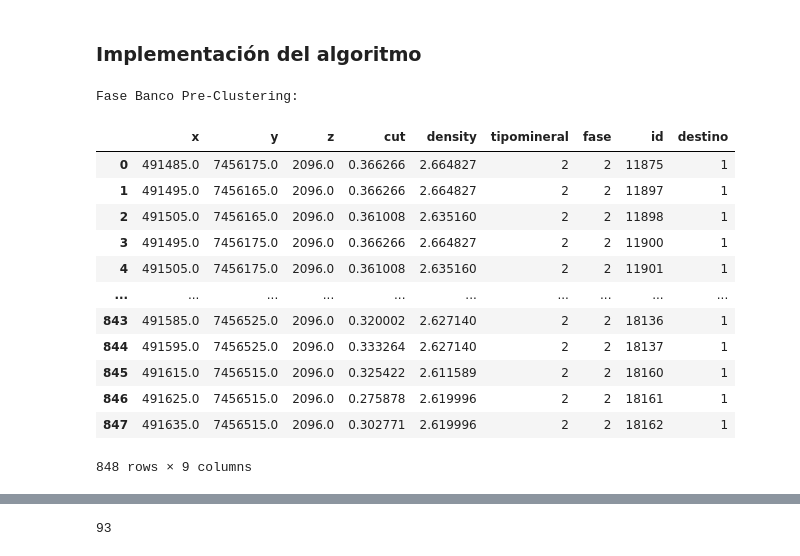
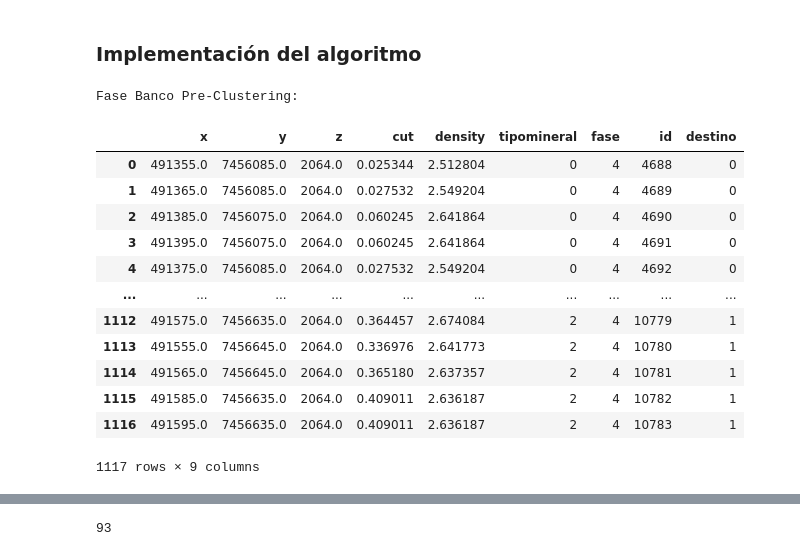
Before and after one commit to Felipe-Asbun-Torres/Laboratorio-2, a Jupyter notebook: ClusteringTabesh2013.ipynb, the cells around one changed output, grey strips where cells are left out. Cells and saved outputs as stored; diff of their text form; code cells hidden in the pictures.

```diff
--- a/ClusteringTabesh2013.ipynb
+++ b/ClusteringTabesh2013.ipynb
@@ -889,40 +891,40 @@ def ClusteringSalman(
 # %%
-# Fase-Banco de prueba: fase=2, z=2096
-fase = 2
-z = 2096
+# Fase-Banco de prueba: fase=2, z=2096  4-2064.0
+fase = 4
+z = 2064
 
 P = 4
 R = 0.85
 C_r = 0.25
 C_m = 2
 C_p = 10
 FTL = 2204.62
 
 ley_marginal = C_p/((P-C_r)*FTL*R)
 ley_corte = ley_marginal*100
 
 filtro = (mina_df['fase'] == fase) & (mina_df['z'] == z)
 fase_banco = mina_df[filtro].copy()
 fase_banco.reset_index(drop=True, inplace=True)
 fase_banco['destino'] = [1 if fase_banco.iloc[i]['cut']>= ley_corte else 0 for i in range(len(fase_banco))]
 
 print(f'Fase Banco Pre-Clustering:')
 fase_banco
 # %% [output]
 Fase Banco Pre-Clustering:
 |  | x | y | z | cut | density | tipomineral | fase | id | destino |
-| 0 | 491485.0 | 7456175.0 | 2096.0 | 0.366266 | 2.664827 | 2 | 2 | 11875 | 1 |
-| 1 | 491495.0 | 7456165.0 | 2096.0 | 0.366266 | 2.664827 | 2 | 2 | 11897 | 1 |
-| 2 | 491505.0 | 7456165.0 | 2096.0 | 0.361008 | 2.635160 | 2 | 2 | 11898 | 1 |
-| 3 | 491495.0 | 7456175.0 | 2096.0 | 0.366266 | 2.664827 | 2 | 2 | 11900 | 1 |
-| 4 | 491505.0 | 7456175.0 | 2096.0 | 0.361008 | 2.635160 | 2 | 2 | 11901 | 1 |
+| 0 | 491355.0 | 7456085.0 | 2064.0 | 0.025344 | 2.512804 | 0 | 4 | 4688 | 0 |
+| 1 | 491365.0 | 7456085.0 | 2064.0 | 0.027532 | 2.549204 | 0 | 4 | 4689 | 0 |
+| 2 | 491385.0 | 7456075.0 | 2064.0 | 0.060245 | 2.641864 | 0 | 4 | 4690 | 0 |
+| 3 | 491395.0 | 7456075.0 | 2064.0 | 0.060245 | 2.641864 | 0 | 4 | 4691 | 0 |
+| 4 | 491375.0 | 7456085.0 | 2064.0 | 0.027532 | 2.549204 | 0 | 4 | 4692 | 0 |
 | ... | ... | ... | ... | ... | ... | ... | ... | ... | ... |
-| 843 | 491585.0 | 7456525.0 | 2096.0 | 0.320002 | 2.627140 | 2 | 2 | 18136 | 1 |
-| 844 | 491595.0 | 7456525.0 | 2096.0 | 0.333264 | 2.627140 | 2 | 2 | 18137 | 1 |
-| 845 | 491615.0 | 7456515.0 | 2096.0 | 0.325422 | 2.611589 | 2 | 2 | 18160 | 1 |
-| 846 | 491625.0 | 7456515.0 | 2096.0 | 0.275878 | 2.619996 | 2 | 2 | 18161 | 1 |
-| 847 | 491635.0 | 7456515.0 | 2096.0 | 0.302771 | 2.619996 | 2 | 2 | 18162 | 1 |
+| 1112 | 491575.0 | 7456635.0 | 2064.0 | 0.364457 | 2.674084 | 2 | 4 | 10779 | 1 |
+| 1113 | 491555.0 | 7456645.0 | 2064.0 | 0.336976 | 2.641773 | 2 | 4 | 10780 | 1 |
+| 1114 | 491565.0 | 7456645.0 | 2064.0 | 0.365180 | 2.637357 | 2 | 4 | 10781 | 1 |
+| 1115 | 491585.0 | 7456635.0 | 2064.0 | 0.409011 | 2.636187 | 2 | 4 | 10782 | 1 |
+| 1116 | 491595.0 | 7456635.0 | 2064.0 | 0.409011 | 2.636187 | 2 | 4 | 10783 | 1 |
-848 rows × 9 columns
+1117 rows × 9 columns
 # %%
 t1 = time.time()
 print(Find_Most_Similar_Adjacent_Clusters_Hadamard(Calculate_Adjency_Matrix(fase_banco), Calculate_Similarity_Matrix(fase_banco)))
```
Also changed, not shown: parts of 15 cells of this notebook.
